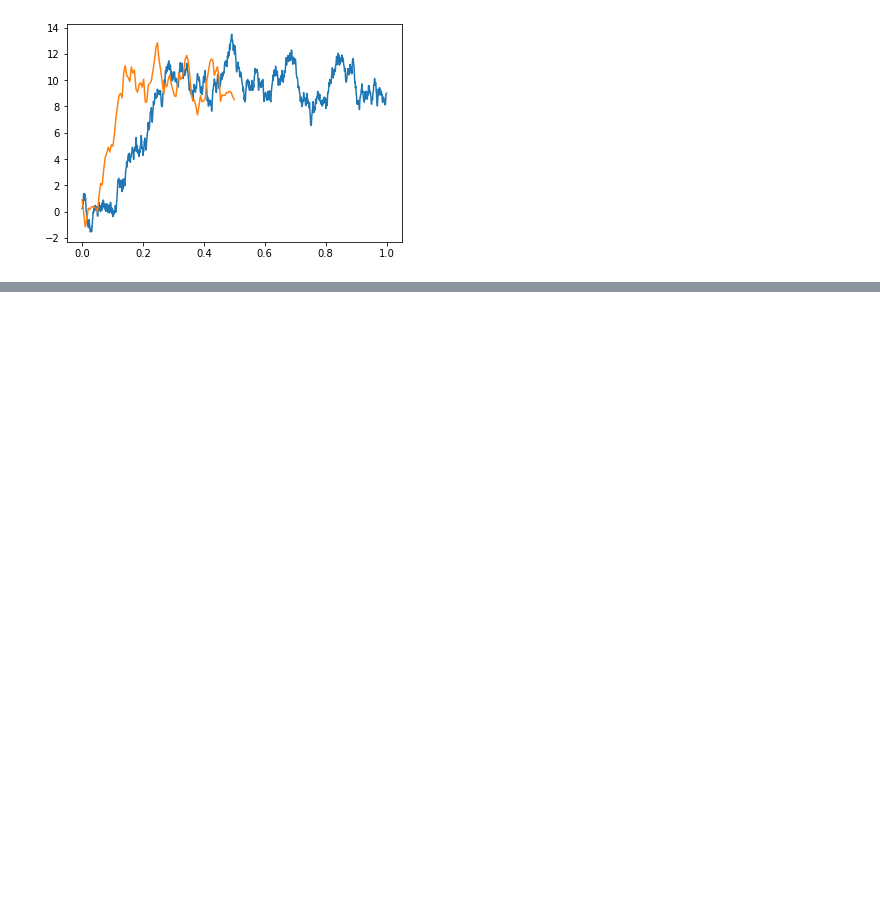
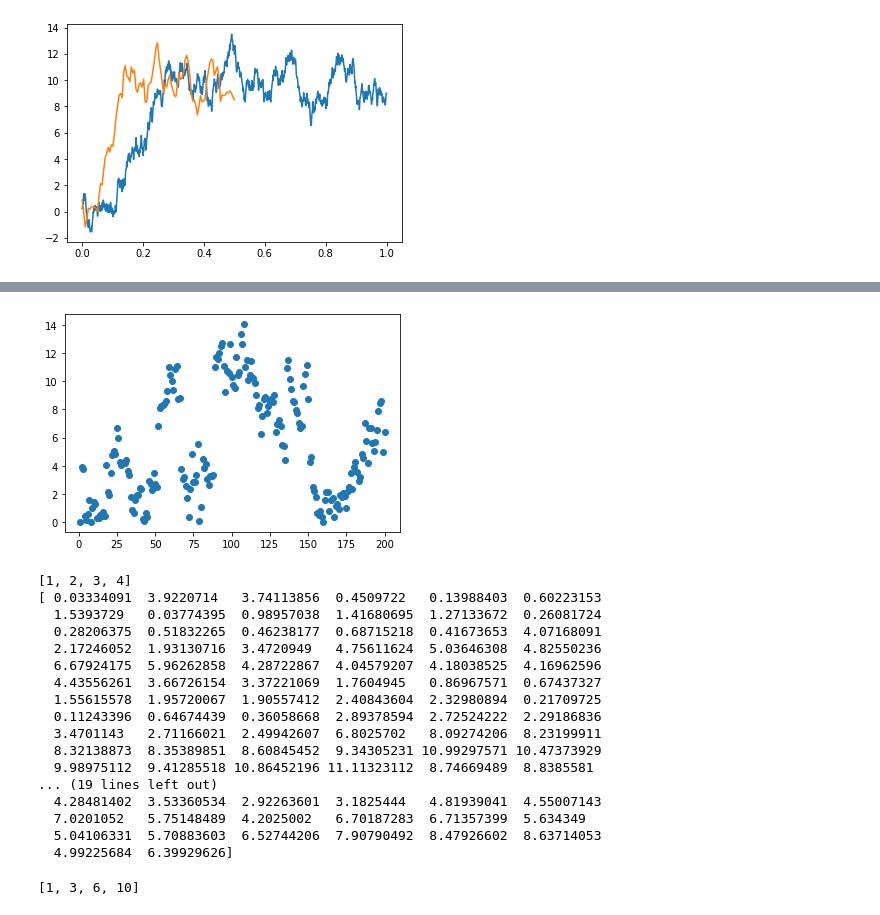
Before and after one commit to ypzhang725/Longshot, a Jupyter notebook: emp-sh2pc/resultsEMP/tmp.ipynb, the cells around one changed output, grey strips where cells are left out. Drawn from its saved outputs; the diff is of its cells as text; code cells hidden in the pictures; blank space fills up the shorter version.

```diff
--- a/emp-sh2pc/resultsEMP/tmp.ipynb
+++ b/emp-sh2pc/resultsEMP/tmp.ipynb
@@ -24,0 +64,54 @@ plt.show()
+# %%
+T = 200
+true = [10 for i in range(T)]
+leaf_list40 = []
+for i in range(40):
+    leaf_list = (np.random.laplace(0, (1/1), T)) + true
+    leaf_list_ = [i if i >=0 else 0 for i in leaf_list]
+
+    cdf_leaf_noise = np.array([sum(leaf_list_[ : i + 1]) for i in range(len(leaf_list_))])
+    cdf_leaf_true = np.array([sum(true[ : i + 1]) for i in range(len(true))])
+    leaf_error = np.abs(cdf_leaf_noise - cdf_leaf_true)
+    leaf_list40.append(leaf_error)
+
+leaf = np.sum(leaf_list40, axis = 0)
+
+bins = 40
+for i in range(T):
+    true_hist = [25 for i in range(bins)]
+    noisy_hist = true_hist + (np.random.laplace(0, (1/1), bins))
+
+
+
+leaf = np.abs(cdf_leaf_noise - cdf_leaf_true)
+baseline_list = (np.random.laplace(0, (T/1), T))
+baseline = np.abs(baseline_list)
+#sortD = [5, 5, 12, 13, 12, 11, 19, 25, 12, 13, 19, 22, 22, 21, 27, 38, 14, 13, 20, 23, 20, 22, 27, 35, 20, 20, 27, 30, 29, 27, 36, 59, 12, 13, 19, 25, 22, 24, 28, 36, 20, 24, 28, 31, 31, 29, 38, 52, 21, 21, 29, 32, 30, 30, 37, 46, 29, 28, 40, 39, 38, 38, 48, 78, 14, 12, 20, 23, 18, 22, 28, 34, 19, 24, 28, 30, 29, 31, 38, 49, 21, 22, 30, 33, 28, 30, 38, 46, 30, 30, 38, 44, 38, 37, 51, 65, 21, 22, 29, 32]
+x1 = np.linspace(1, T, T)
+
+#plt.scatter(x1, sortD)
+plt.scatter(x1, leaf)
+#plt.scatter(x1, baseline)
+
+plt.show()
+print(test_list)
+print(leaf)
+# %% [output]
+[figure, added]
+[1, 2, 3, 4]
+[ 0.03334091  3.9220714   3.74113856  0.4509722   0.13988403  0.60223153
+  1.5393729   0.03774395  0.98957038  1.41680695  1.27133672  0.26081724
+  0.28206375  0.51832265  0.46238177  0.68715218  0.41673653  4.07168091
+  2.17246052  1.93130716  3.4720949   4.75611624  5.03646308  4.82550236
+  6.67924175  5.96262858  4.28722867  4.04579207  4.18038525  4.16962596
+  4.43556261  3.66726154  3.37221069  1.7604945   0.86967571  0.67437327
+  1.55615578  1.95720067  1.90557412  2.40843604  2.32980894  0.21709725
+  0.11243396  0.64674439  0.36058668  2.89378594  2.72524222  2.29186836
+  3.4701143   2.71166021  2.49942607  6.8025702   8.09274206  8.23199911
+  8.32138873  8.35389851  8.60845452  9.34305231 10.99297571 10.47373929
+  9.98975112  9.41285518 10.86452196 11.11323112  8.74669489  8.8385581
+... (19 lines left out)
+  4.28481402  3.53360534  2.92263601  3.1825444   4.81939041  4.55007143
+  7.0201052   5.75148489  4.2025002   6.70187283  6.71357399  5.634349
+  5.04106331  5.70883603  6.52744206  7.90790492  8.47926602  8.63714053
+  4.99225684  6.39929626]
@@ -24,0 +121,4 @@ plt.show()
+# %%
+leaf
+# %% [output]
+[1, 3, 6, 10]
```
Also changed, not shown: parts of 6 cells of this notebook, 40 other files.
